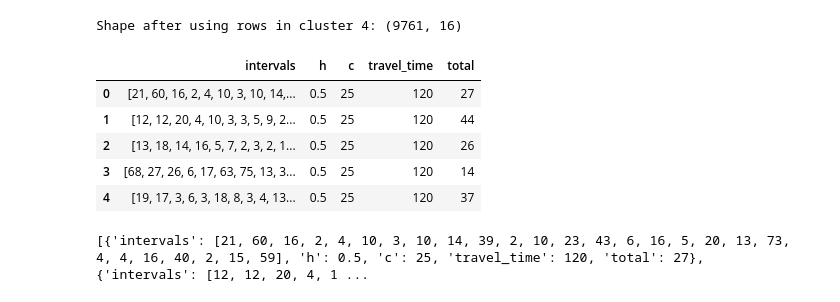
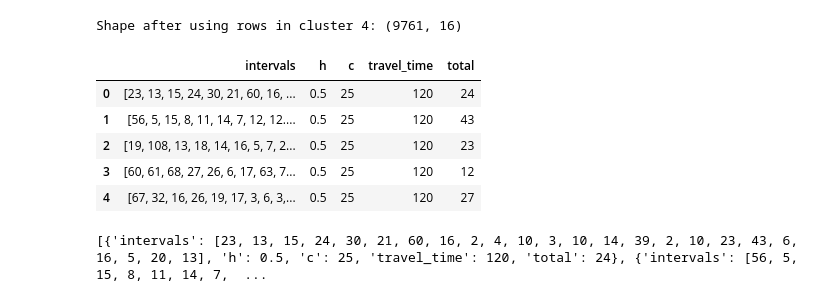
Before and after one commit to pksp99/when_to_leave, a Jupyter notebook: notebooks/preprocess_scripts/preprocess_bicyle.ipynb, the cells around one changed output. Drawn from its saved outputs; the diff is of its cells as text; code cells hidden in the pictures.

```diff
--- a/notebooks/preprocess_scripts/preprocess_bicyle.ipynb
+++ b/notebooks/preprocess_scripts/preprocess_bicyle.ipynb
@@ -46,7 +46,9 @@ df.head()
 
 df['day'].unique().size
 
-df = df[df['time'] >= datetime.strptime("12:00", "%H:%M").time()]
+df = df[df['time'] >= datetime.strptime("10:00", "%H:%M").time()]
+df = df[df['time'] <= datetime.strptime("18:00", "%H:%M").time()]
+
 # plot histogram of time
 import plotly.express as px
 df.sort_values(by='time', inplace=True)
@@ -59,33 +61,35 @@ Shape after using rows in cluster 4: (9761, 16)
 # %%
 df_grouped = df.groupby('day')['time'].apply(list).reset_index()
 df_grouped.head()
 
 def times_to_intervals(times: list[datetime.time]):
     intervals = []
     for i in range(1, len(times)):
         delta = times[i].hour * 60 + times[i].minute - (times[i-1].hour * 60 + times[i-1].minute)
         assert delta >= 0, "Times should be sorted"
         if delta == 0 or delta == 1:
             delta = 1.1  # to avoid zero intervals
             continue
+        if len(intervals) != 0 and delta == intervals[-1]:
+            delta += 0.01 # to avoid zero variance
         intervals.append(delta)
     return intervals
 
 df_grouped['intervals'] = df_grouped['time'].apply(lambda x: times_to_intervals(sorted(x)))
 df_grouped['h'] = 0.5
 df_grouped['c'] = 25
 df_grouped['travel_time'] = 120
 df_grouped['total'] = df_grouped['intervals'].apply(len)
 df_grouped.head()
 df_grouped = df_grouped[['intervals', 'h', 'c', 'travel_time', 'total']]
 df_grouped.head()
 # %% [output]
 |  | intervals | h | c | travel_time | total |
-| 0 | [21, 60, 16, 2, 4, 10, 3, 10, 14,... | 0.5 | 25 | 120 | 27 |
-| 1 | [12, 12, 20, 4, 10, 3, 3, 5, 9, 2... | 0.5 | 25 | 120 | 44 |
-| 2 | [13, 18, 14, 16, 5, 7, 2, 3, 2, 1... | 0.5 | 25 | 120 | 26 |
-| 3 | [68, 27, 26, 6, 17, 63, 75, 13, 3... | 0.5 | 25 | 120 | 14 |
-| 4 | [19, 17, 3, 6, 3, 18, 8, 3, 4, 13... | 0.5 | 25 | 120 | 37 |
+| 0 | [23, 13, 15, 24, 30, 21, 60, 16, ... | 0.5 | 25 | 120 | 24 |
+| 1 | [56, 5, 15, 8, 11, 14, 7, 12, 12.... | 0.5 | 25 | 120 | 43 |
+| 2 | [19, 108, 13, 18, 14, 16, 5, 7, 2... | 0.5 | 25 | 120 | 23 |
+| 3 | [60, 61, 68, 27, 26, 6, 17, 63, 7... | 0.5 | 25 | 120 | 12 |
+| 4 | [67, 32, 16, 26, 19, 17, 3, 6, 3,... | 0.5 | 25 | 120 | 27 |
 # %%
 bicycle_data = df_grouped.to_dict(orient='records')
 print(bicycle_data)
@@ -104,4 +108,4 @@ bicycle_data_path = methods.file_path('bicycle_data.pkl', dir_name='data/non_gam
 with open(bicycle_data_path, 'wb') as f:
     pickle.dump(df_grouped, f)
 # %% [output]
-[{'intervals': [21, 60, 16, 2, 4, 10, 3, 10, 14, 39, 2, 10, 23, 43, 6, 16, 5, 20, 13, 73, 4, 4, 16, 40, 2, 15, 59], 'h': 0.5, 'c': 25, 'travel_time': 120, 'total': 27}, {'intervals': [12, 12, 20, 4, 1 ...
+[{'intervals': [23, 13, 15, 24, 30, 21, 60, 16, 2, 4, 10, 3, 10, 14, 39, 2, 10, 23, 43, 6, 16, 5, 20, 13], 'h': 0.5, 'c': 25, 'travel_time': 120, 'total': 24}, {'intervals': [56, 5, 15, 8, 11, 14, 7,  ...
```
Also changed, not shown: 5 other files.
